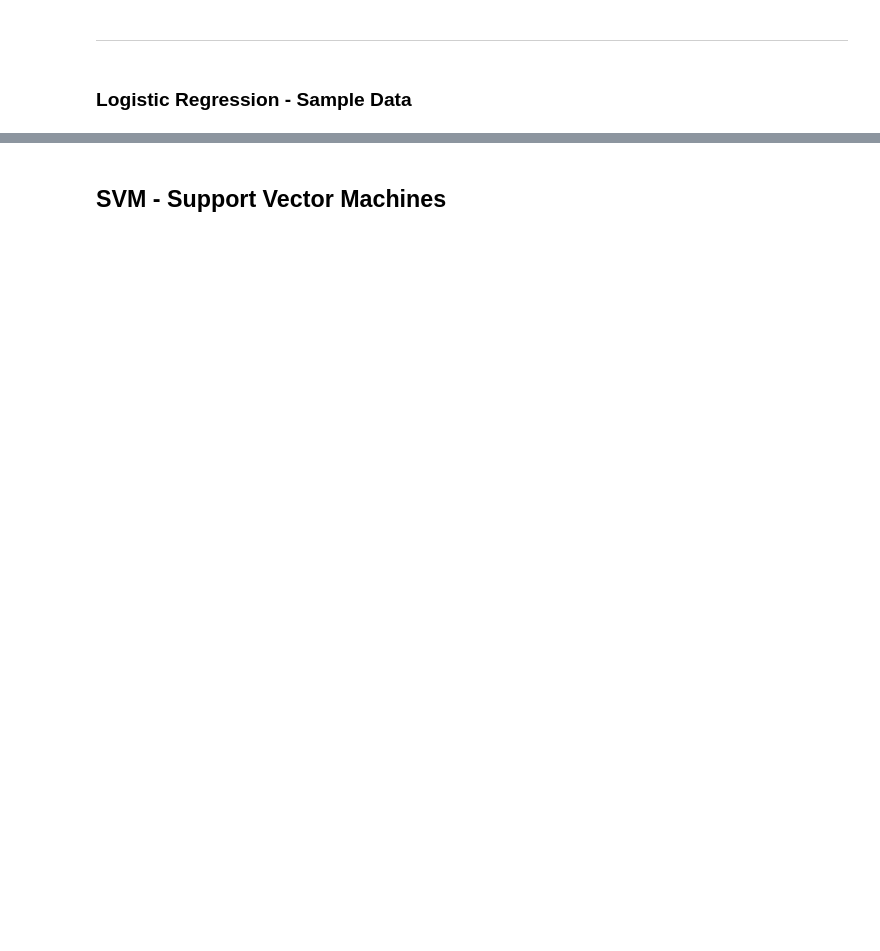
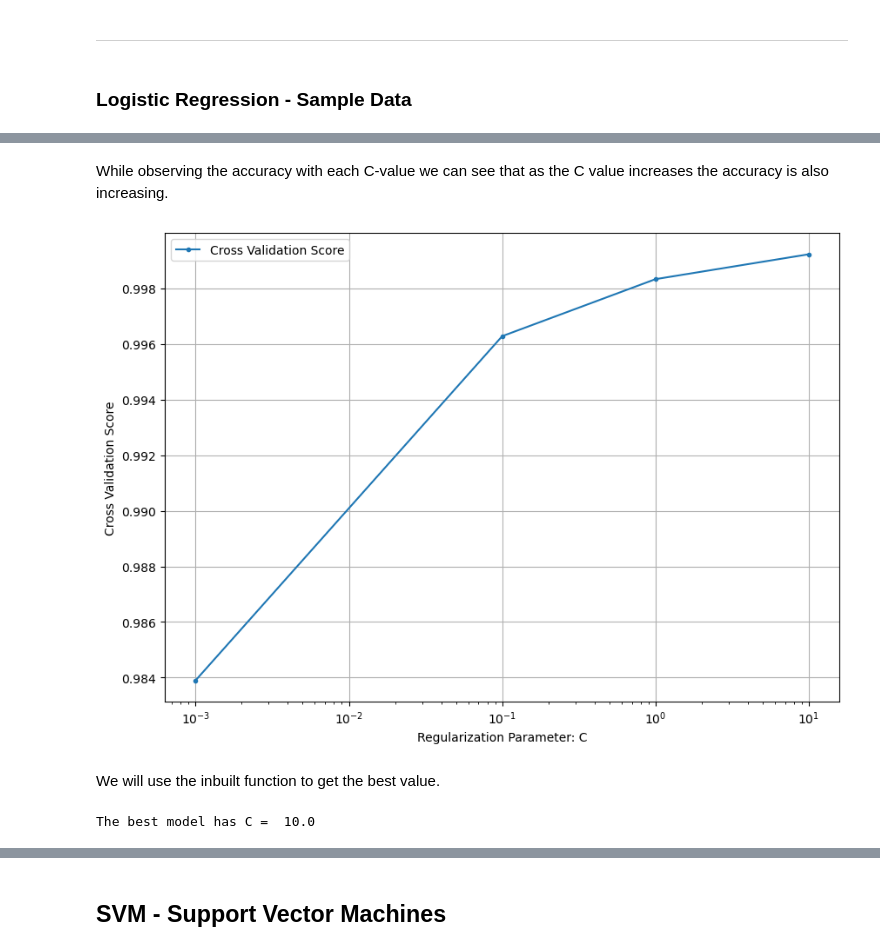
Before and after one commit to renishk2/nasdaq_100_stock_movement_predictor, a Jupyter notebook: Notebooks/Modelling (Book4).ipynb, the cells around one changed output, grey strips where cells are left out. Saved outputs shown, nothing was run; the diff lists cells and outputs as text; code cells hidden in the pictures; blank space fills up the shorter version.

```diff
--- a/Notebooks/Modelling (Book4).ipynb
+++ b/Notebooks/Modelling (Book4).ipynb
@@ -504,0 +619,22 @@ joblib.dump(logreg_fit_grid, 'logreg.pkl')
+# %%
+# Initalize an empty list to store all our CV's scores
+cross_validation_scores = []
+
+# Specify the range of C_values we want to test
+C_range = np.array([.001,0.1, 1,10])
+
+#Do some cross validation
+for c in C_range:
+    # Instantiate the model
+    LR_model = LogisticRegression(C=c, solver="lbfgs", max_iter=10000, random_state=1)
+
+    # the cross validation score (mean of scores from all folds)
+    cv_score = np.mean(cross_val_score(LR_model, X_rem, y_rem, cv = 5))
+
+    #append to our empty list
+    cross_validation_scores.append(cv_score)
+
+    #print the results for C value and CV score
+    print(f"C value: {c}")
+    print(f"CV Score: {cv_score}")
+    print("-----------------------")
@@ -504,0 +654,23 @@ joblib.dump(logreg_fit_grid, 'logreg.pkl')
+# %% [markdown]
+While observing the accuracy with each C-value we can see that as the C value increases the accuracy is also increasing.
+# %%
+# Let's plot the graph
+
+plt.figure(figsize=(10, 7))
+plt.plot(C_range, cross_validation_scores,label="Cross Validation Score",marker='.')
+plt.legend()
+plt.xscale("log")
+plt.xlabel('Regularization Parameter: C')
+plt.ylabel('Cross Validation Score')
+plt.grid()
+plt.show();
+# %% [output]
+[figure, added]
+# %% [markdown]
+We will use the inbuilt function to get the best value.
+# %%
+which_max = np.array(cross_validation_scores).argmax()
+
+print("The best model has C = ",C_range[which_max])
+# %% [output]
+The best model has C =  10.0
```
Also changed, not shown: parts of 135 cells of this notebook, 1 other file.
